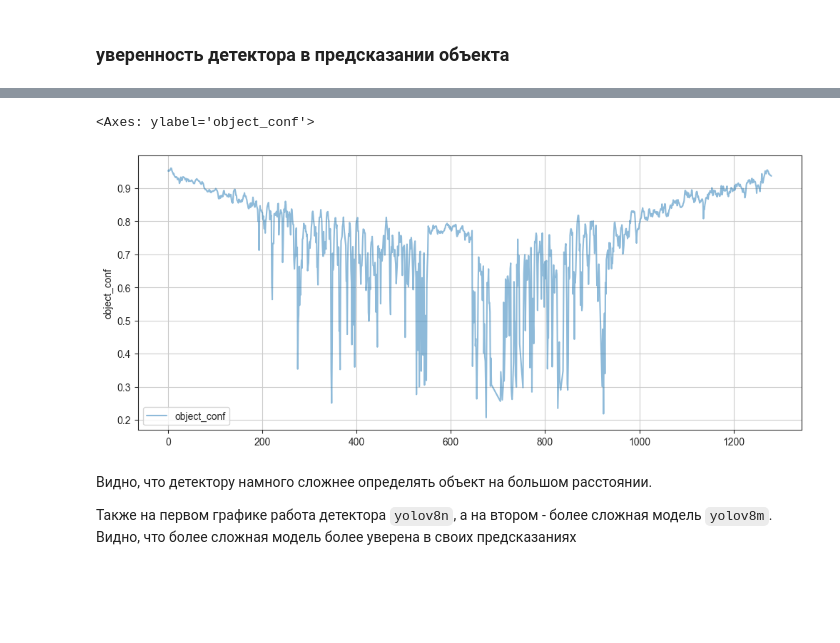
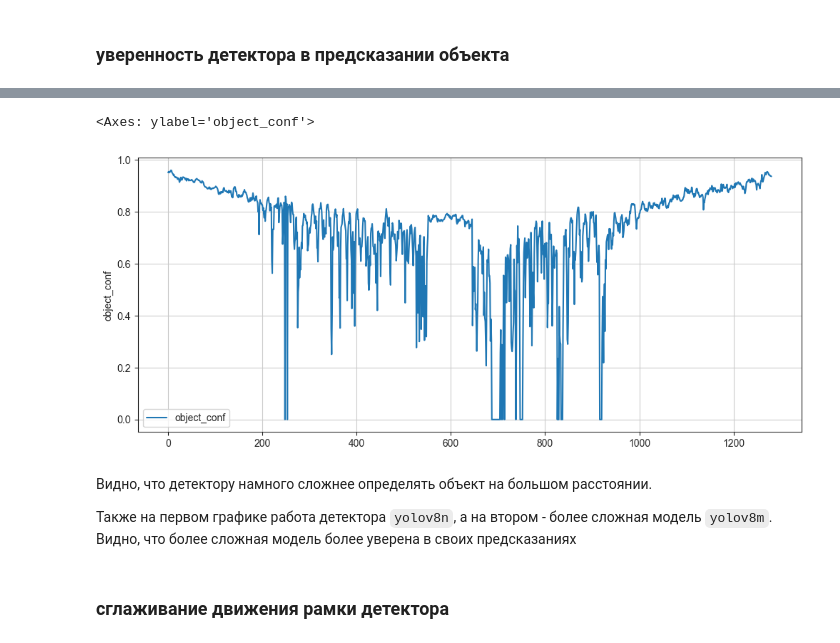
Before and after one commit to alexj-smolin/ds-school-project, a Jupyter notebook: notebooks/EDA.ipynb, the cells around one changed output, grey strips where cells are left out. Drawn from its saved outputs; the diff is of its cells as text; code cells hidden in the pictures; blank space fills up the shorter version.

Commit message:
refactoring + metrics

```diff
--- a/notebooks/EDA.ipynb
+++ b/notebooks/EDA.ipynb
@@ -3,10 +3,12 @@ import numpy as np
 import pandas as pd
 from mlflow.tracking.client import MlflowClient
 from matplotlib import pyplot as plt
+from matplotlib import rcParams
 import seaborn as sns
 from dotenv import load_dotenv
 
 sns.set_style("ticks", {'axes.grid': True})
+rcParams['figure.figsize'] = 12, 5
 %matplotlib inline
 # %%
 load_dotenv()
@@ -293,12 +370,13 @@ sns.lineplot(object_conf, alpha=0.5, label="object_conf")
 # %%
-object_conf = load_metric("33f15bbf015a461baafb18fa138377c8", "object_conf", fill_missing=None)
+object_conf = load_metric("a1d7460b6510423096750462d80af65c", "object_conf", fill_missing=0)
 
-plt.figure(figsize=(12, 5))
-sns.lineplot(object_conf, alpha=0.5, label="object_conf")
+sns.lineplot(object_conf, label="object_conf")
 # %% [output]
 <Axes: ylabel='object_conf'>
-[figure, old version]
+[figure, new version]
 # %% [markdown]
 Видно, что детектору намного сложнее определять объект на большом расстоянии.
 
 Также на первом графике работа детектора `yolov8n`, а на втором - более сложная модель `yolov8m`. Видно, что более сложная модель более уверена в своих предсказаниях
+# %% [markdown]
+### сглаживание движения рамки детектора
```
Also changed, not shown: parts of 52 cells of this notebook, 5 other files.
